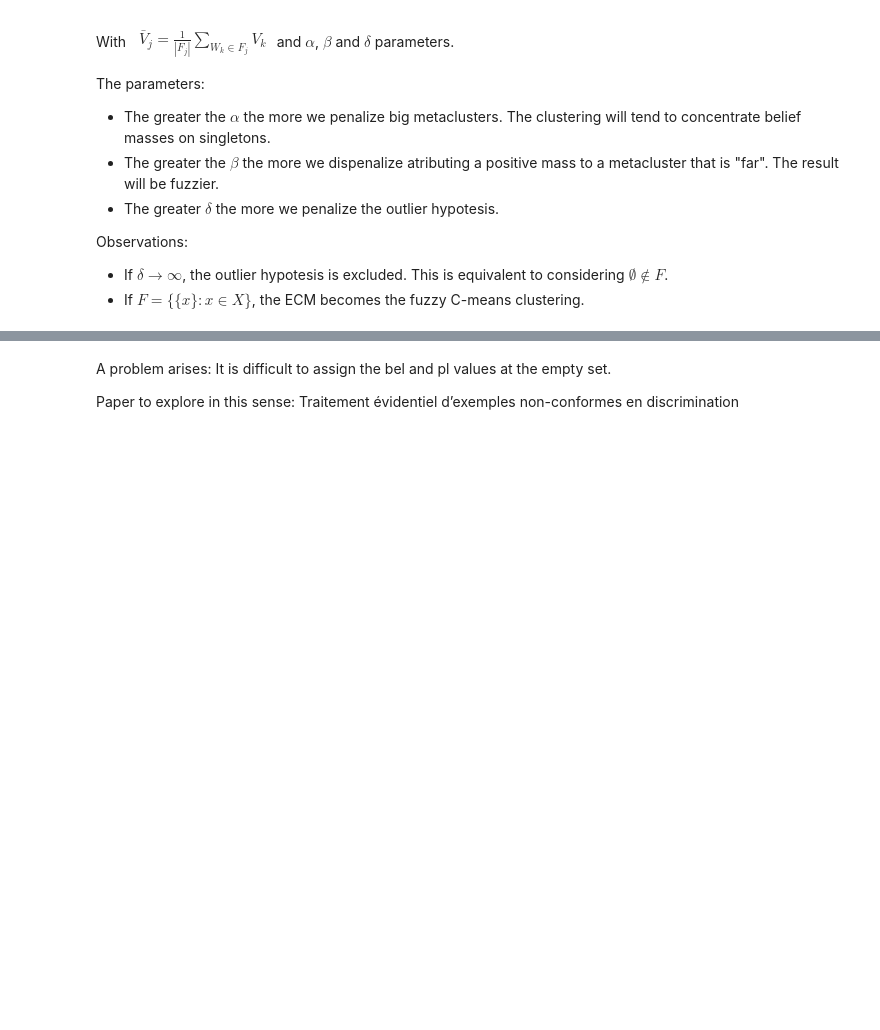
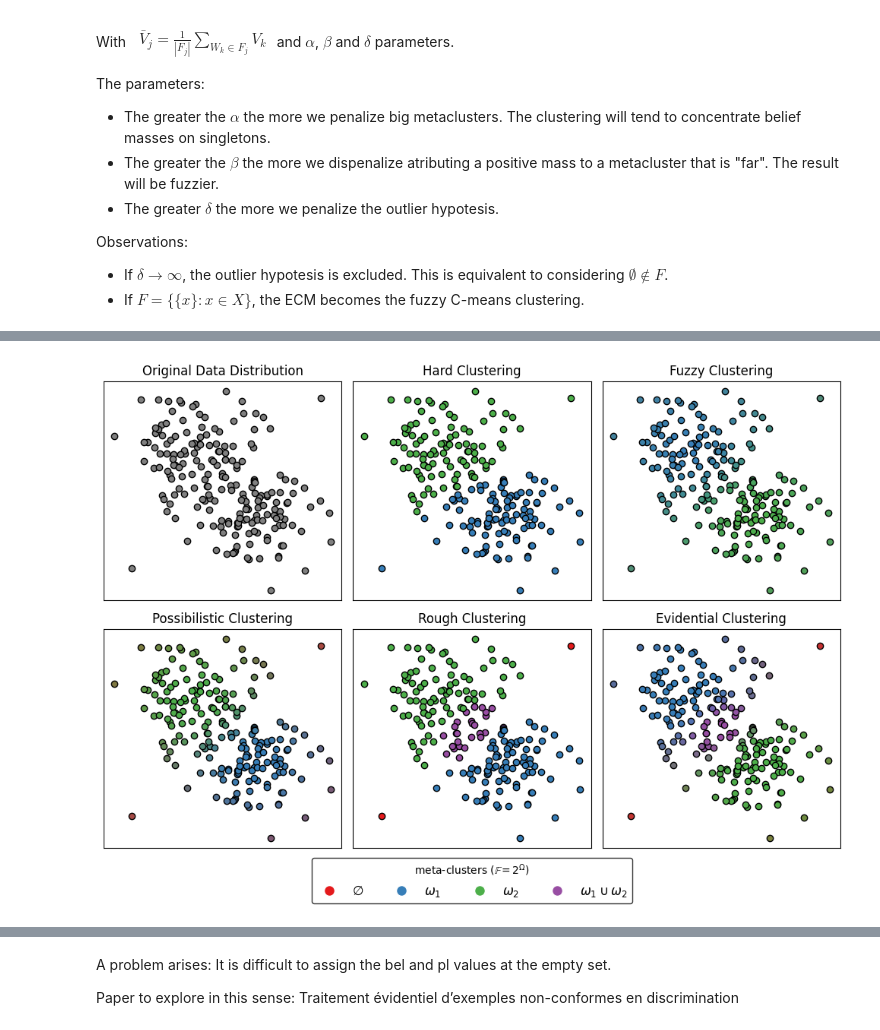
Before and after one commit to victorsouza89/clustering-examples, a Jupyter notebook: clustering_synth.ipynb, the cells around one changed output, grey strips where cells are left out. Drawn from its saved outputs; the diff is of its cells as text; code cells hidden in the pictures; blank space fills up the shorter version.

```diff
--- a/clustering_synth.ipynb
+++ b/clustering_synth.ipynb
@@ -118,0 +186,62 @@ plot_soft_clustering(mass, 'Mass Function', legend=focal_sets)
+# %%
+def plot_parameters2(alpha, beta, delta, ax, name):
+    model = ecm(x=features, c=2, beta = beta,  alpha=alpha, delta=delta, disp=False)
+    memberships = model['mass']
+    N = memberships.shape[1]
+
+    # get list of colors
+    cmap = plt.get_cmap('Set1')
+
+    ax.set_yticks([])
+    ax.set_xticks([])
+
+    for point in range(len(features)):
+        color = np.sum([np.array(cmap(i)) * memberships[point, i] for i in range(N)], axis=0)
+        color = np.clip(color, 0, 1)
+
+        ax.scatter(features[point, 0], features[point, 1], c=[color], edgecolors='k')
+
+    ax.set_title(f'{name}')
+
+fig, axs = plt.subplots(2, 3, figsize=(10, 6.66))
+
+pars = [
+    (10, 1.01, 10),
+    (10, 2, 10),
+    (10, 1.7, 3),
+    (1, 1.01, 3),
+    (1, 1.4, 3),
+]
+
+name = [
+    'Hard Clustering',
+    'Fuzzy Clustering',
+    'Possibilistic Clustering',
+    'Rough Clustering',
+    'Evidential Clustering',
+]
+
+# scatter in gray
+for point in range(len(features)):
+    axs[0, 0].scatter(features[point, 0], features[point, 1], c='gray', edgecolors='k')
+    axs[0, 0].set_yticks([])
+    axs[0, 0].set_xticks([])
+    axs[0, 0].set_title('Original Data Distribution')
+
+for i in range(len(pars)):
+    i +=1
+    plot_parameters2(*pars[i-1], axs[i//3, i%3], name[i-1])
+
+#fig.suptitle('Different Clustering Functions for $C=2$ and $X \in \mathbb{R}^2$', fontsize=14)
+
+fig.tight_layout()
+
+fig.legend(handles=[plt.Line2D([0], [0], marker='o', color='w', label=focal_sets[i],
+                                    markerfacecolor=plt.get_cmap('Set1')(i), markersize=10) for i in range(len(focal_sets))],edgecolor='black',
+                loc='lower center', ncol=len(focal_sets), fontsize='large', title='meta-clusters ($\mathbb{F} = 2^\Omega$)', bbox_to_anchor=(0.5, -0.1))
+
+
+# export the plot as a pdf
+plt.savefig('examples_clustering.pdf', bbox_inches='tight')
+# %% [output]
+[figure, added]
```
Also changed, not shown: parts of 13 cells of this notebook, 9 other files.
